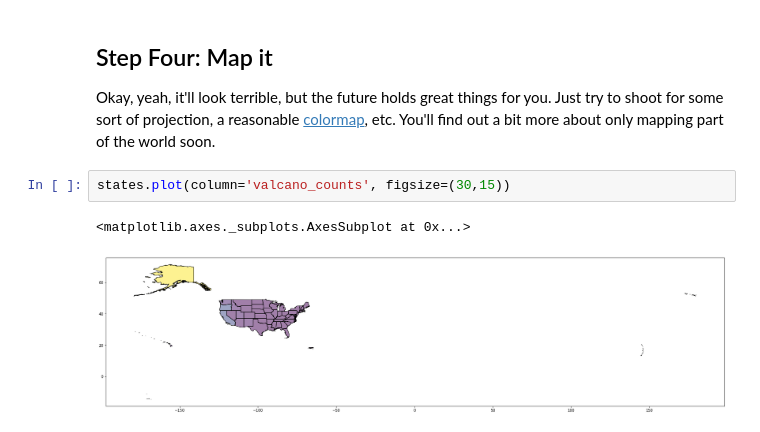
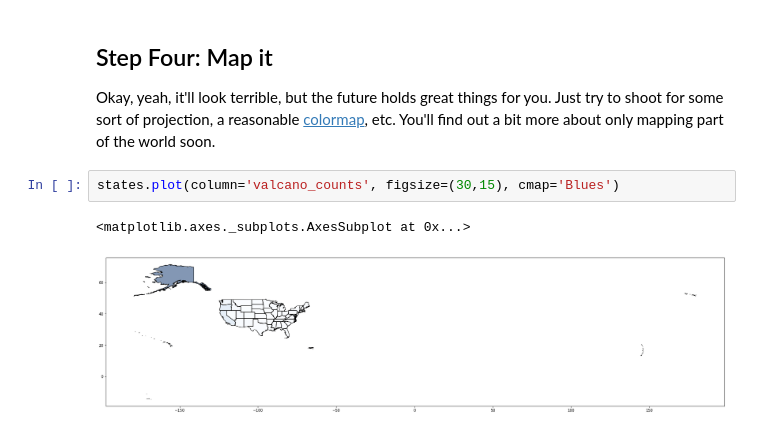
Before and after one commit to shellyscheng/Data-Analysis-Notebooks, a Jupyter notebook: Part 2 - Spatial Joins.ipynb, the cells around one changed output. Cells and saved outputs as stored; diff of their text form.

```diff
--- a/Part 2 - Spatial Joins.ipynb
+++ b/Part 2 - Spatial Joins.ipynb
@@ -619,7 +616,7 @@ states.head()
 
 Okay, yeah, it'll look terrible, but the future holds great things for you. Just try to shoot for some sort of projection, a reasonable [colormap](https://matplotlib.org/examples/color/colormaps_reference.html), etc. You'll find out a bit more about only mapping part of the world soon.
 # %%
-states.plot(column='valcano_counts', figsize=(30,15))
+states.plot(column='valcano_counts', figsize=(30,15), cmap='Blues')
 # %% [output]
 <matplotlib.axes._subplots.AxesSubplot at 0x...>
-[figure, old version]
+[figure, new version]
```
Also changed, not shown: parts of 7 cells of this notebook.
